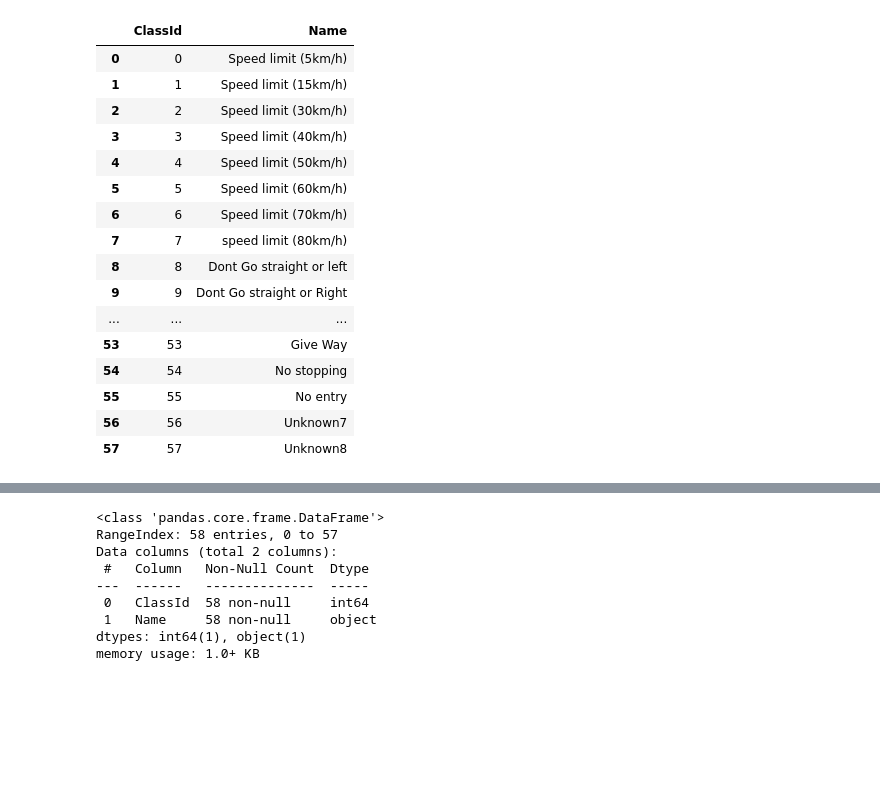
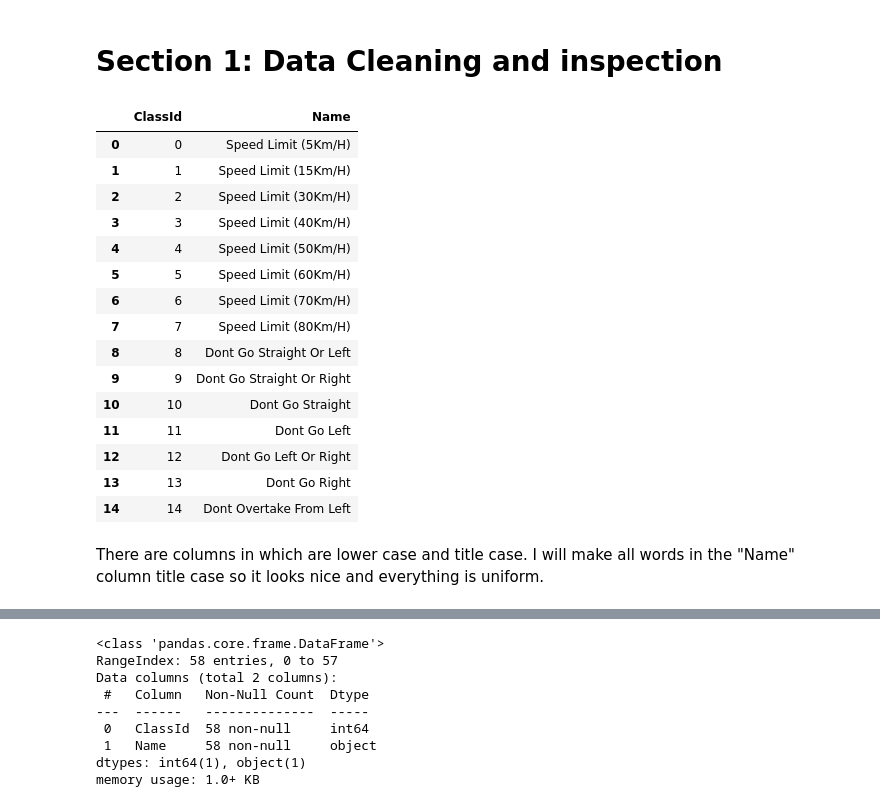
Before and after one commit to chrisheimbuch/traffic_signs_classification_report, a Jupyter notebook: traffic_eda.ipynb, the cells around one changed output, grey strips where cells are left out. Cells and saved outputs as stored; diff of their text form; code cells hidden in the pictures; blank space fills up the shorter version.

```diff
--- a/traffic_eda.ipynb
+++ b/traffic_eda.ipynb
@@ -13,27 +22,30 @@ from PIL import Image
 import warnings
 warnings.filterwarnings("ignore")
+# %% [markdown]
+# Section 1: Data Cleaning and inspection
 # %%
 #Read in label class file for see classes of signs.
 path = r'C:\Users\Chris\Documents\Flatiron\Course Materials\Phase_4\P4_Project\labels.csv'
 df = pd.read_csv(path)
 # %%
 #Visually inspect the classes and see what type of images I am working with.
-df
+df.head(15)
 # %% [output]
 |  | ClassId | Name |
-| 0 | 0 | Speed limit (5km/h) |
-| 1 | 1 | Speed limit (15km/h) |
-| 2 | 2 | Speed limit (30km/h) |
-| 3 | 3 | Speed limit (40km/h) |
-| 4 | 4 | Speed limit (50km/h) |
-| 5 | 5 | Speed limit (60km/h) |
-| 6 | 6 | Speed limit (70km/h) |
-| 7 | 7 | speed limit (80km/h) |
-| 8 | 8 | Dont Go straight or left |
-| 9 | 9 | Dont Go straight or Right |
-| ... | ... | ... |
-| 53 | 53 | Give Way |
-| 54 | 54 | No stopping |
-| 55 | 55 | No entry |
-| 56 | 56 | Unknown7 |
-| 57 | 57 | Unknown8 |
+| 0 | 0 | Speed Limit (5Km/H) |
+| 1 | 1 | Speed Limit (15Km/H) |
+| 2 | 2 | Speed Limit (30Km/H) |
+| 3 | 3 | Speed Limit (40Km/H) |
+| 4 | 4 | Speed Limit (50Km/H) |
+| 5 | 5 | Speed Limit (60Km/H) |
+| 6 | 6 | Speed Limit (70Km/H) |
+| 7 | 7 | Speed Limit (80Km/H) |
+| 8 | 8 | Dont Go Straight Or Left |
+| 9 | 9 | Dont Go Straight Or Right |
+| 10 | 10 | Dont Go Straight |
+| 11 | 11 | Dont Go Left |
+| 12 | 12 | Dont Go Left Or Right |
+| 13 | 13 | Dont Go Right |
+| 14 | 14 | Dont Overtake From Left |
+# %% [markdown]
+There are columns in which are lower case and title case. I will make all words in the "Name" column title case so it looks nice and everything is uniform.
```
Also changed, not shown: parts of 16 cells of this notebook.
